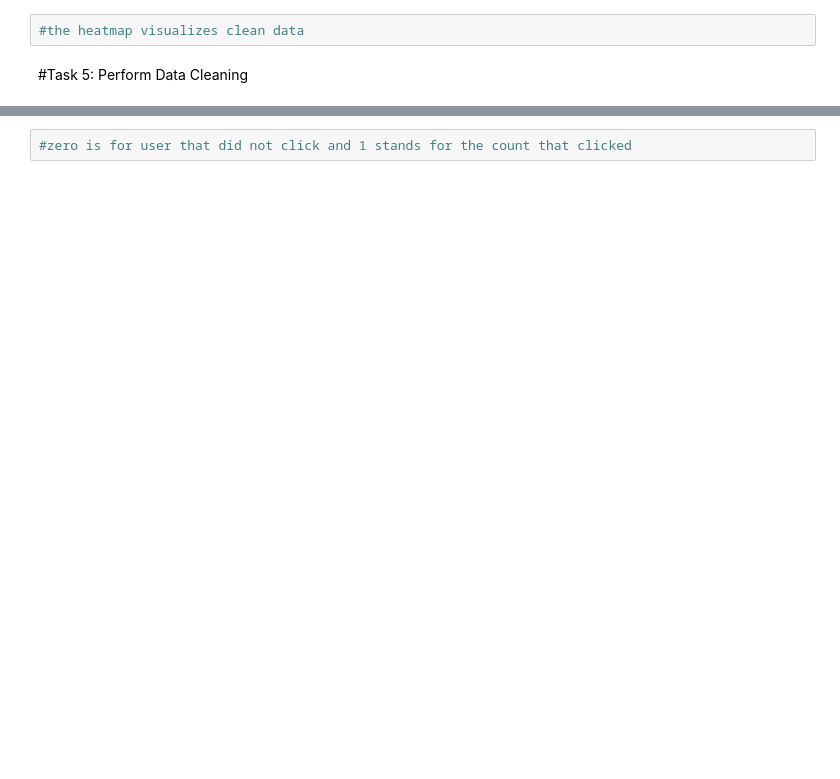
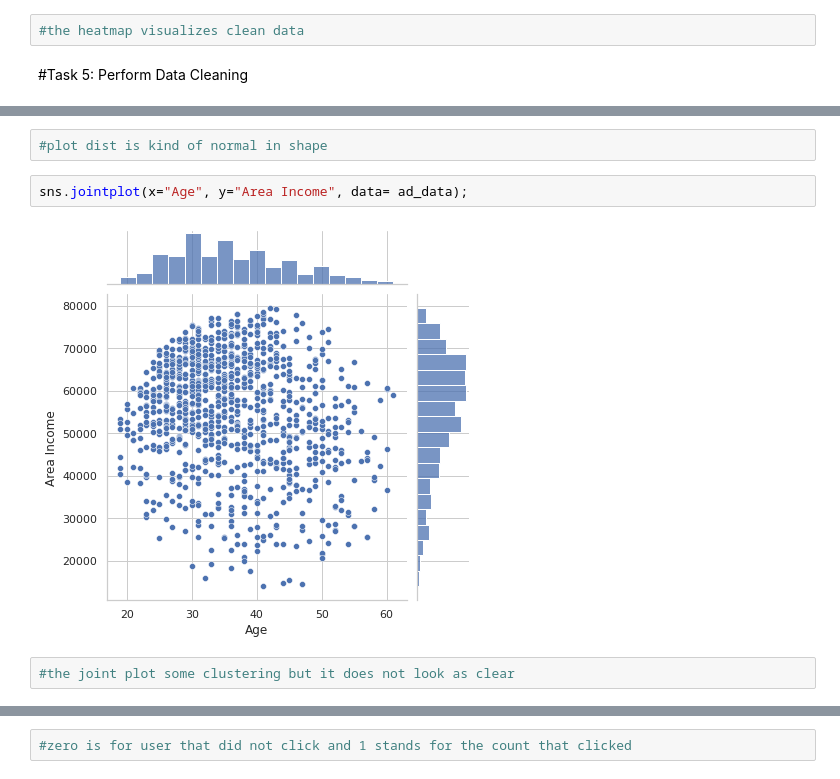
Before and after one commit to jlopez1288/Predictive_Analytics101, a Jupyter notebook: Advertising_Analysis_JennLopez.ipynb, the cells around one changed output, grey strips where cells are left out. Drawn from its saved outputs; the diff is of its cells as text; blank space fills up the shorter version.

```diff
--- a/Advertising_Analysis_JennLopez.ipynb
+++ b/Advertising_Analysis_JennLopez.ipynb
@@ -101,0 +152,8 @@ sns.heatmap(ad_data.isnull(), yticklabels=False,cbar=False,cmap='viridis')
+# %%
+#plot dist is kind of normal in shape
+# %%
+sns.jointplot(x="Age", y="Area Income", data= ad_data);
+# %% [output]
+[figure, added]
+# %%
+#the joint plot some clustering but it does not look as clear
```
Also changed, not shown: parts of 33 cells of this notebook.
